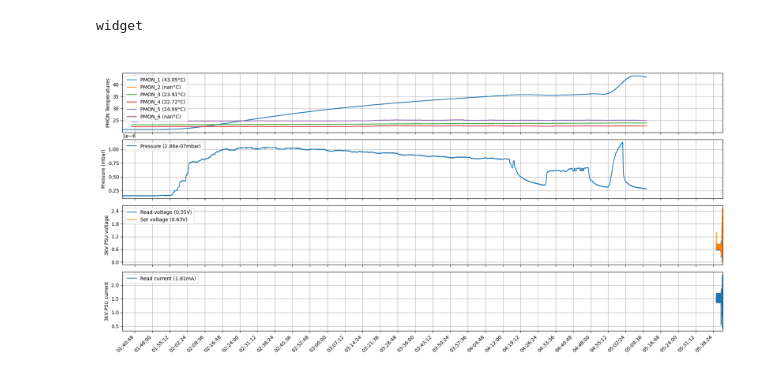
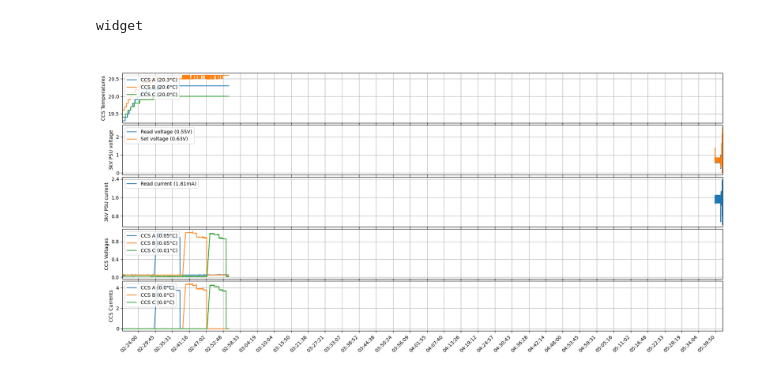
Before and after one commit to uw-loci/cbmark_logger, a Jupyter notebook: Generate_interactive_graph.ipynb, the cells around one changed output. Cells and saved outputs as stored; diff of their text form; code cells hidden in the pictures.

```diff
--- a/Generate_interactive_graph.ipynb
+++ b/Generate_interactive_graph.ipynb
@@ -407,7 +407,14 @@ def getGraph(pmon_raw, pressure_raw, hv_3kv_raw, CCSaTemp_raw, CCSbTemp_raw, CCS
         10, # 3 plots
         5, # 4 plots
         3, # 5 plots
-        3 # 6 plots
+        3, # 6 plots
+        3, # 7 plots
+        3, # 8 plots, why would you do this
+        1, # for testing! Or maybe 'cause it looks funny
+        1,
+        1,
+        1,
+        1
     ]
 
 
@@ -654,38 +661,40 @@ createCCSPowerCSV(getCCSPowerData(dashboard_log_file, '3'), CCScPSU)
 # %%
 # Log file location on laptop: 'C:/Users/Experiment/EBEAM_dashboard/EBEAM-Dashboard-Logs/'
 # Tera term log file location on laptop: 'C:/Users/Experiment/cbmark_logger/Tera Term logs'
 
-# # Enter your Ebeam dashboard and Tera Term log files here and comment out the following 4 lines to use a specific file
-dashboard_log_file = 'Data samples\log_export_2025-06-09_17-10-43.txt'
+# Enter your Ebeam dashboard and Tera Term log files here and comment out the following 4 lines to use a specific file
+dashboard_log_file = 'Data samples\log_2025-07-08_14-18-35.txt'
 teraTerm_log_file = 'Data samples\HV_monitor 2025-06-10.txt'
 blank_file = 'Data samples\Blank.txt'
 
-run = True
-while run :
-    run = False
-    # # Pick the most recently edited Tera Term log file
-    # teraTerm_files = glob.glob("C:/Users/Experiment/cbmark_logger/Tera Term logs/*")
-    # teraTerm_log_file = max(teraTerm_files, key=os.path.getctime)
 
-    # # Pick the most recently edited dashboard log file
-    # dashboard_files = glob.glob("C:/Users/Experiment/EBEAM_dashboard/EBEAM-Dashboard-Logs/*")
-    # dashboard_log_file = max(dashboard_files, key=os.path.getctime)
+# # Pick the most recently edited Tera Term log file
+# teraTerm_files = glob.glob("C:/Users/Experiment/cbmark_logger/Tera Term logs/*")
+# teraTerm_log_file = max(teraTerm_files, key=os.path.getctime)
 
-    # You need to have at least two of these be non-empty for my method of graphing to work
-    # To customize the graph, just put a blank file in whichever graph you don't want to display
-    pmon_raw = getPMONData(dashboard_log_file)
-    pressure_raw = getPressureData(dashboard_log_file)
-    hv_3kv_raw = getHVData(teraTerm_log_file)
-    CCSaTemp_raw = getCCSaTempData(dashboard_log_file)
-    CCSbTemp_raw = getCCSbTempData(dashboard_log_file)
-    CCScTemp_raw = getCCScTempData(dashboard_log_file)
-    CCSaPSU_raw = getCCSPowerData(dashboard_log_file, '1')
-    CCSbPSU_raw = getCCSPowerData(dashboard_log_file, '2')
-    CCScPSU_raw = getCCSPowerData(dashboard_log_file, '3')
+# # Pick the most recently edited dashboard log file
+# dashboard_files = glob.glob("C:/Users/Experiment/EBEAM_dashboard/EBEAM-Dashboard-Logs/*")
+# dashboard_log_file = max(dashboard_files, key=os.path.getctime)
 
-    # Call the function to generate the graph
-    getGraph(pmon_raw, pressure_raw, hv_3kv_raw, CCSaTemp_raw, CCSbTemp_raw, CCScTemp_raw,
-             CCSaPSU_raw, CCSbPSU_raw, CCScPSU_raw)
-    clear_output(True)
+# You need to have at least two of these be non-empty for my method of graphing to work
+# To customize the graph, just put a blank file in whichever graph you don't want to display
+pmon_raw = getPMONData(blank_file)
+pressure_raw = getPressureData(blank_file)
+hv_3kv_raw = getHVData(teraTerm_log_file)
+CCSaTemp_raw = getCCSaTempData(dashboard_log_file)
+CCSbTemp_raw = getCCSbTempData(dashboard_log_file)
+CCScTemp_raw = getCCScTempData(dashboard_log_file)
+CCSaPSU_raw = getCCSPowerData(dashboard_log_file, '1')
+CCSbPSU_raw = getCCSPowerData(dashboard_log_file, '2')
+CCScPSU_raw = getCCSPowerData(dashboard_log_file, '3')
+
+# Enable for each line
+
+
+# Call the function to generate the graph
+# You can click on it to see values!
+getGraph(pmon_raw, pressure_raw, hv_3kv_raw, CCSaTemp_raw, CCSbTemp_raw, CCScTemp_raw,
+            CCSaPSU_raw, CCSbPSU_raw, CCScPSU_raw)
+clear_output(True)
 # %% [output]
-[figure, old version]
+[figure, new version]
```
Also changed, not shown: parts of 2 cells of this notebook, 1 other file.
